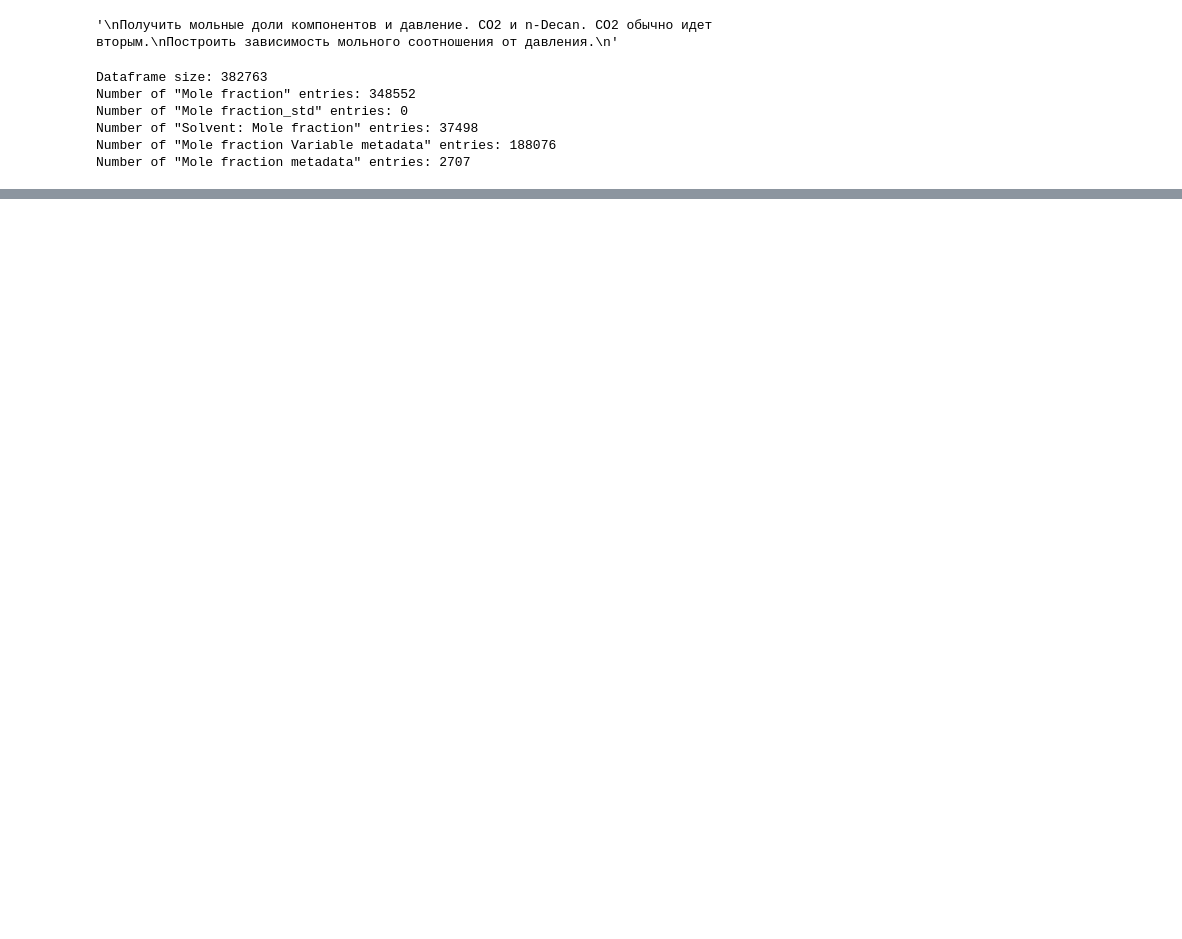
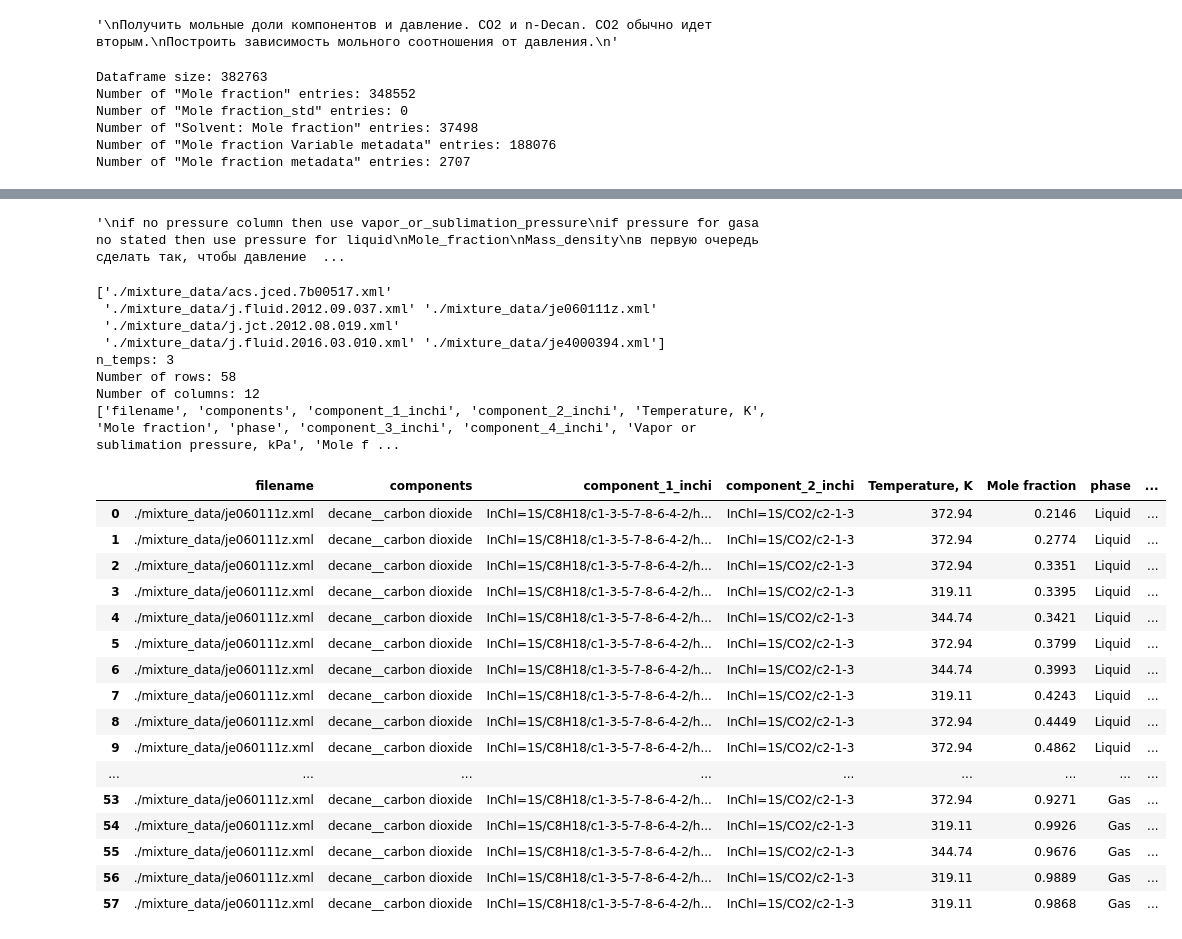
Before and after one commit to vvpisarev/try_thermopyl, a Jupyter notebook: getting_data.ipynb, the cells around one changed output, grey strips where cells are left out. Saved outputs shown, nothing was run; the diff lists cells and outputs as text; code cells hidden in the pictures; blank space fills up the shorter version.

```diff
--- a/getting_data.ipynb
+++ b/getting_data.ipynb
@@ -154,0 +150,58 @@ plt.show()
+# %%
+'''
+if no pressure column then use vapor_or_sublimation_pressure
+if pressure for gasa no stated then use pressure for liquid
+Mole_fraction
+Mass_density
+в первую очередь сделать так, чтобы давление было в одной колонке для всех данных
+отдельно записи, где мольная доля дана для жидкости и где для газа
+N рядов с данными для жидкостной части и столько же для газовой. Нужно придумать, как склеить (сверяться с работами)
+'''
+# %% [output]
+'\nif no pressure column then use vapor_or_sublimation_pressure\nif pressure for gasa no stated then use pressure for liquid\nMole_fraction\nMass_density\nв первую очередь сделать так, чтобы давление  ...
+# %%
+def strip_none_columns(df):
+    return df.copy().dropna(axis=1, how='all').reset_index(drop=True)
+
+filenames = df_filtered['filename'].unique()
+print(filenames)
+# Divide each dataset in corresponding number of consequent parts and merge data at corresponding indeces
+folds = [2, 3, 2, 3, -1, 3]
+"""
+For ./mixture_data/j.fluid.2016.03.010.xml need to find all entries with the same temperature and mole fraction
+"""
+df_test = df_filtered[df_filtered['filename'] == filenames[2]]
+df_test = strip_none_columns(df_test)
+print(f"n_temps: {len(df_test['Temperature, K'].unique())}")
+# print(f"n_press: {len(df_test['Pressure, kPa'].unique())}")
+# print(f"n_press: {len(df_test['Vapor or sublimation pressure, kPa'].unique())}")
+rows, cols = df_test.shape
+print(f"Number of rows: {rows}\nNumber of columns: {cols}")
+print(list(df_test.columns))
+df_test
+# %% [output]
+['./mixture_data/acs.jced.7b00517.xml'
+ './mixture_data/j.fluid.2012.09.037.xml' './mixture_data/je060111z.xml'
+ './mixture_data/j.jct.2012.08.019.xml'
+ './mixture_data/j.fluid.2016.03.010.xml' './mixture_data/je4000394.xml']
+n_temps: 3
+Number of rows: 58
+Number of columns: 12
+['filename', 'components', 'component_1_inchi', 'component_2_inchi', 'Temperature, K', 'Mole fraction', 'phase', 'component_3_inchi', 'component_4_inchi', 'Vapor or sublimation pressure, kPa', 'Mole f ...
+|  | filename | components | component_1_inchi | component_2_inchi | Temperature, K | Mole fraction | phase | ... |
+| 0 | ./mixture_data/je060111z.xml | decane__carbon dioxide | InChI=1S/C8H18/c1-3-5-7-8-6-4-2/h... | InChI=1S/CO2/c2-1-3 | 372.94 | 0.2146 | Liquid | ... |
+| 1 | ./mixture_data/je060111z.xml | decane__carbon dioxide | InChI=1S/C8H18/c1-3-5-7-8-6-4-2/h... | InChI=1S/CO2/c2-1-3 | 372.94 | 0.2774 | Liquid | ... |
+| 2 | ./mixture_data/je060111z.xml | decane__carbon dioxide | InChI=1S/C8H18/c1-3-5-7-8-6-4-2/h... | InChI=1S/CO2/c2-1-3 | 372.94 | 0.3351 | Liquid | ... |
+| 3 | ./mixture_data/je060111z.xml | decane__carbon dioxide | InChI=1S/C8H18/c1-3-5-7-8-6-4-2/h... | InChI=1S/CO2/c2-1-3 | 319.11 | 0.3395 | Liquid | ... |
+| 4 | ./mixture_data/je060111z.xml | decane__carbon dioxide | InChI=1S/C8H18/c1-3-5-7-8-6-4-2/h... | InChI=1S/CO2/c2-1-3 | 344.74 | 0.3421 | Liquid | ... |
+| 5 | ./mixture_data/je060111z.xml | decane__carbon dioxide | InChI=1S/C8H18/c1-3-5-7-8-6-4-2/h... | InChI=1S/CO2/c2-1-3 | 372.94 | 0.3799 | Liquid | ... |
+| 6 | ./mixture_data/je060111z.xml | decane__carbon dioxide | InChI=1S/C8H18/c1-3-5-7-8-6-4-2/h... | InChI=1S/CO2/c2-1-3 | 344.74 | 0.3993 | Liquid | ... |
+| 7 | ./mixture_data/je060111z.xml | decane__carbon dioxide | InChI=1S/C8H18/c1-3-5-7-8-6-4-2/h... | InChI=1S/CO2/c2-1-3 | 319.11 | 0.4243 | Liquid | ... |
+| 8 | ./mixture_data/je060111z.xml | decane__carbon dioxide | InChI=1S/C8H18/c1-3-5-7-8-6-4-2/h... | InChI=1S/CO2/c2-1-3 | 372.94 | 0.4449 | Liquid | ... |
+| 9 | ./mixture_data/je060111z.xml | decane__carbon dioxide | InChI=1S/C8H18/c1-3-5-7-8-6-4-2/h... | InChI=1S/CO2/c2-1-3 | 372.94 | 0.4862 | Liquid | ... |
+| ... | ... | ... | ... | ... | ... | ... | ... | ... |
+| 53 | ./mixture_data/je060111z.xml | decane__carbon dioxide | InChI=1S/C8H18/c1-3-5-7-8-6-4-2/h... | InChI=1S/CO2/c2-1-3 | 372.94 | 0.9271 | Gas | ... |
+| 54 | ./mixture_data/je060111z.xml | decane__carbon dioxide | InChI=1S/C8H18/c1-3-5-7-8-6-4-2/h... | InChI=1S/CO2/c2-1-3 | 319.11 | 0.9926 | Gas | ... |
+| 55 | ./mixture_data/je060111z.xml | decane__carbon dioxide | InChI=1S/C8H18/c1-3-5-7-8-6-4-2/h... | InChI=1S/CO2/c2-1-3 | 344.74 | 0.9676 | Gas | ... |
+| 56 | ./mixture_data/je060111z.xml | decane__carbon dioxide | InChI=1S/C8H18/c1-3-5-7-8-6-4-2/h... | InChI=1S/CO2/c2-1-3 | 319.11 | 0.9889 | Gas | ... |
+| 57 | ./mixture_data/je060111z.xml | decane__carbon dioxide | InChI=1S/C8H18/c1-3-5-7-8-6-4-2/h... | InChI=1S/CO2/c2-1-3 | 319.11 | 0.9868 | Gas | ... |
```
Also changed, not shown: parts of 8 cells of this notebook.
